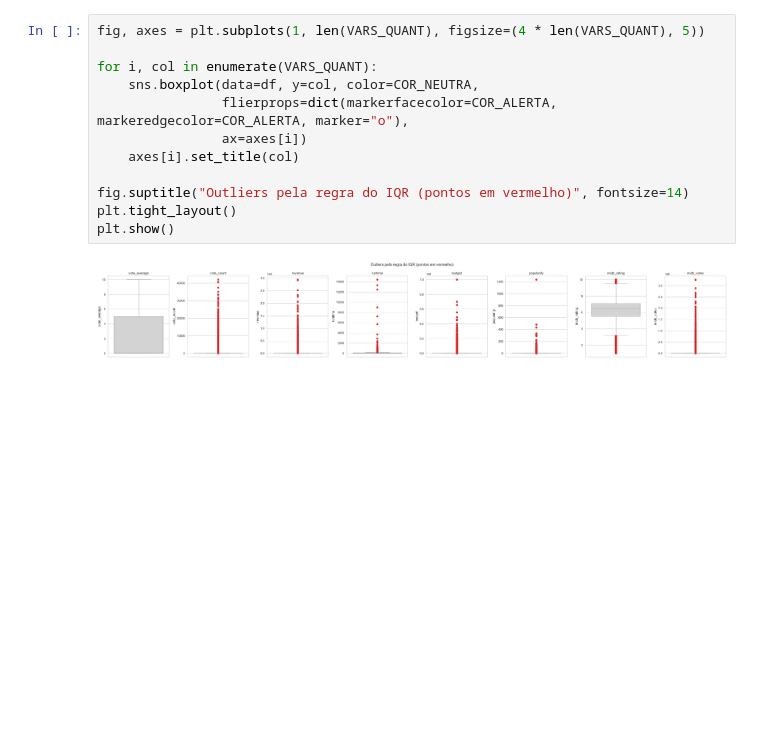
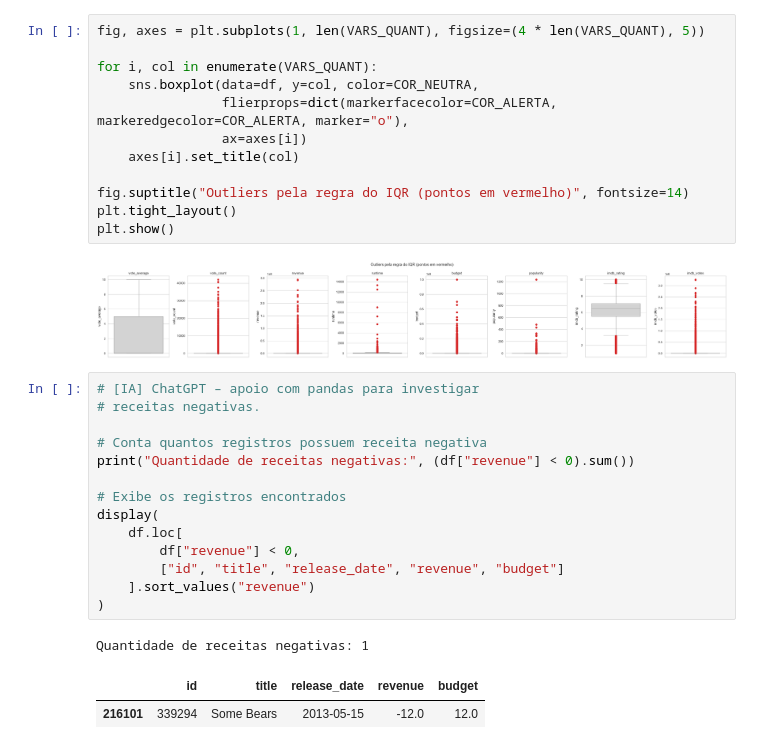
Before and after one commit to gabrielvictalino/Grafos-e-AVD, a Jupyter notebook: notebooks/projeto.ipynb, the cells around one changed output. Saved outputs shown, nothing was run; the diff lists cells and outputs as text; blank space fills up the shorter version.

```diff
--- a/notebooks/projeto.ipynb
+++ b/notebooks/projeto.ipynb
@@ -438,3 +436,21 @@ plt.tight_layout()
 plt.show()
 # %% [output]
 [figure]
+# %%
+# [IA] ChatGPT – apoio com pandas para investigar
+# receitas negativas.
+
+# Conta quantos registros possuem receita negativa
+print("Quantidade de receitas negativas:", (df["revenue"] < 0).sum())
+
+# Exibe os registros encontrados
+display(
+    df.loc[
+        df["revenue"] < 0,
+        ["id", "title", "release_date", "revenue", "budget"]
+    ].sort_values("revenue")
+)
+# %% [output]
+Quantidade de receitas negativas: 1
+|  | id | title | release_date | revenue | budget |
+| 216101 | 339294 | Some Bears | 2013-05-15 | -12.0 | 12.0 |
```
Also changed, not shown: parts of 3 cells of this notebook, 1 other file.
